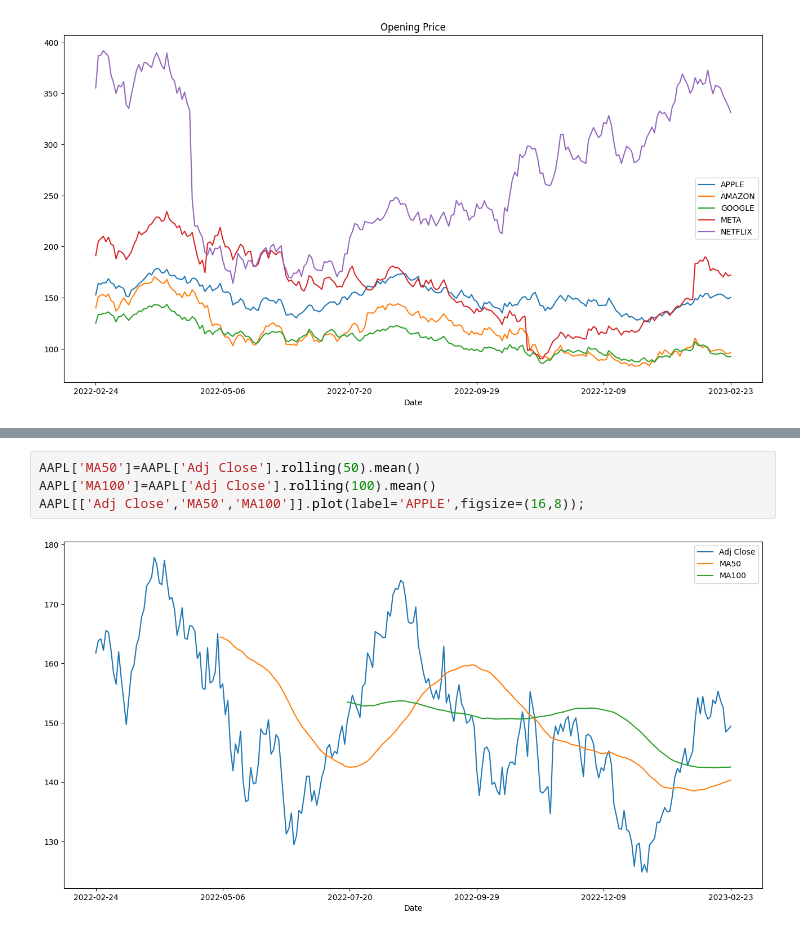
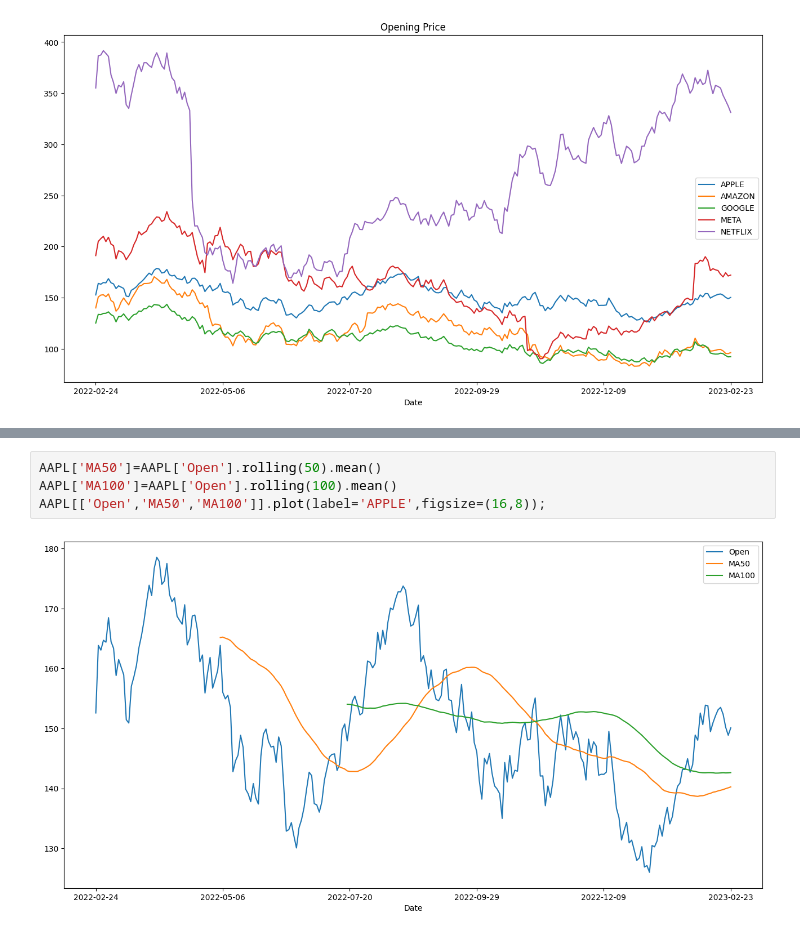
Before and after one commit to Mario760/ten52-Proj, a Jupyter notebook: APPLE Stock Visualization with Competitors.ipynb, the cells around one changed output, grey strips where cells are left out. Drawn from its saved outputs; the diff is of its cells as text.

Commit message:
Update APPLE Stock Visualization

```diff
--- a/APPLE Stock Visualization with Competitors.ipynb
+++ b/APPLE Stock Visualization with Competitors.ipynb
@@ -43,8 +43,8 @@ plt.plot()
 []
 [figure]
 # %%
-AAPL['MA50']=AAPL['Adj Close'].rolling(50).mean()
-AAPL['MA100']=AAPL['Adj Close'].rolling(100).mean()
-AAPL[['Adj Close','MA50','MA100']].plot(label='APPLE',figsize=(16,8));
+AAPL['MA50']=AAPL['Open'].rolling(50).mean()
+AAPL['MA100']=AAPL['Open'].rolling(100).mean()
+AAPL[['Open','MA50','MA100']].plot(label='APPLE',figsize=(16,8));
 # %% [output]
-[figure, old version]
+[figure, new version]
```
Also changed, not shown: parts of 2 cells of this notebook.
